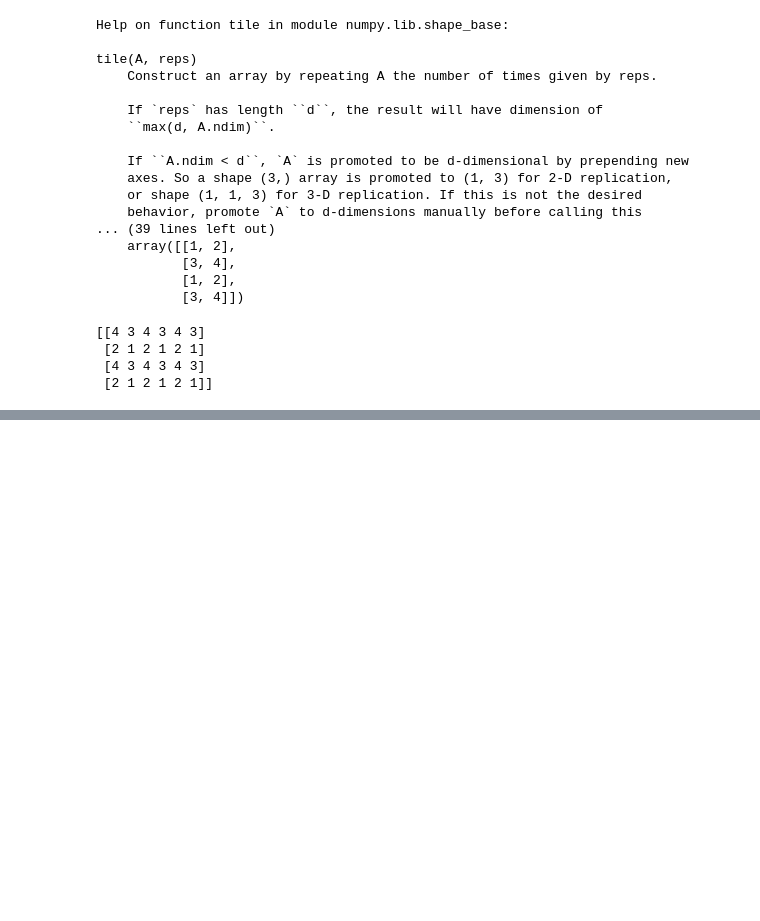
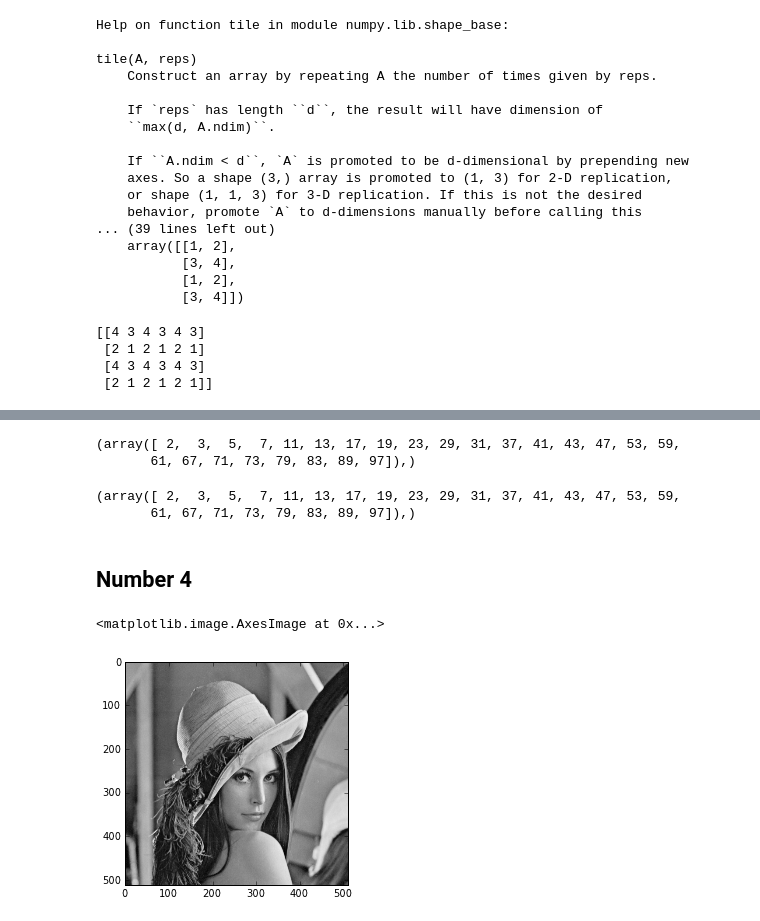
Before and after one commit to ewjohnst/PHYS202-S13, a Jupyter notebook: Week2/NumpyEx1.ipynb, the cells around one changed output, grey strips where cells are left out. Saved outputs shown, nothing was run; the diff lists cells and outputs as text; code cells hidden in the pictures; blank space fills up the shorter version.

```diff
--- a/Week2/NumpyEx1.ipynb
+++ b/Week2/NumpyEx1.ipynb
@@ -90,0 +120,31 @@ SyntaxError: invalid syntax (<ipython-input-39-dbfd809a1e1e>, line 2)
+# %%
+def eratosthenes_seive(maximum):
+    is_prime = np.ones((maximum,), dtype=bool)
+    is_prime[0] = False
+    is_prime[1] = False
+    is_prime[9] = False
+    N_max = int(np.sqrt(len(is_prime)))
+    for j in range(2, N_max):
+        is_prime[2*j::j] = False
+    return np.nonzero(is_prime)
+
+eratosthenes_seive(10)
+# %% [output]
+(array([ 2,  3,  5,  7, 11, 13, 17, 19, 23, 29, 31, 37, 41, 43, 47, 53, 59,
+       61, 67, 71, 73, 79, 83, 89, 97]),)
+# %%
+eratosthenes_seive(100)
+# %% [output]
+(array([ 2,  3,  5,  7, 11, 13, 17, 19, 23, 29, 31, 37, 41, 43, 47, 53, 59,
+       61, 67, 71, 73, 79, 83, 89, 97]),)
+# %% [markdown]
+Number 4
+-
+# %%
+from scipy import misc
+lena = misc.lena()
+# %%
+imshow(lena, cmap=cm.gray)
+# %% [output]
+<matplotlib.image.AxesImage at 0x...>
+[figure, added]
```
Also changed, not shown: parts of 15 cells of this notebook, 1 other file.
